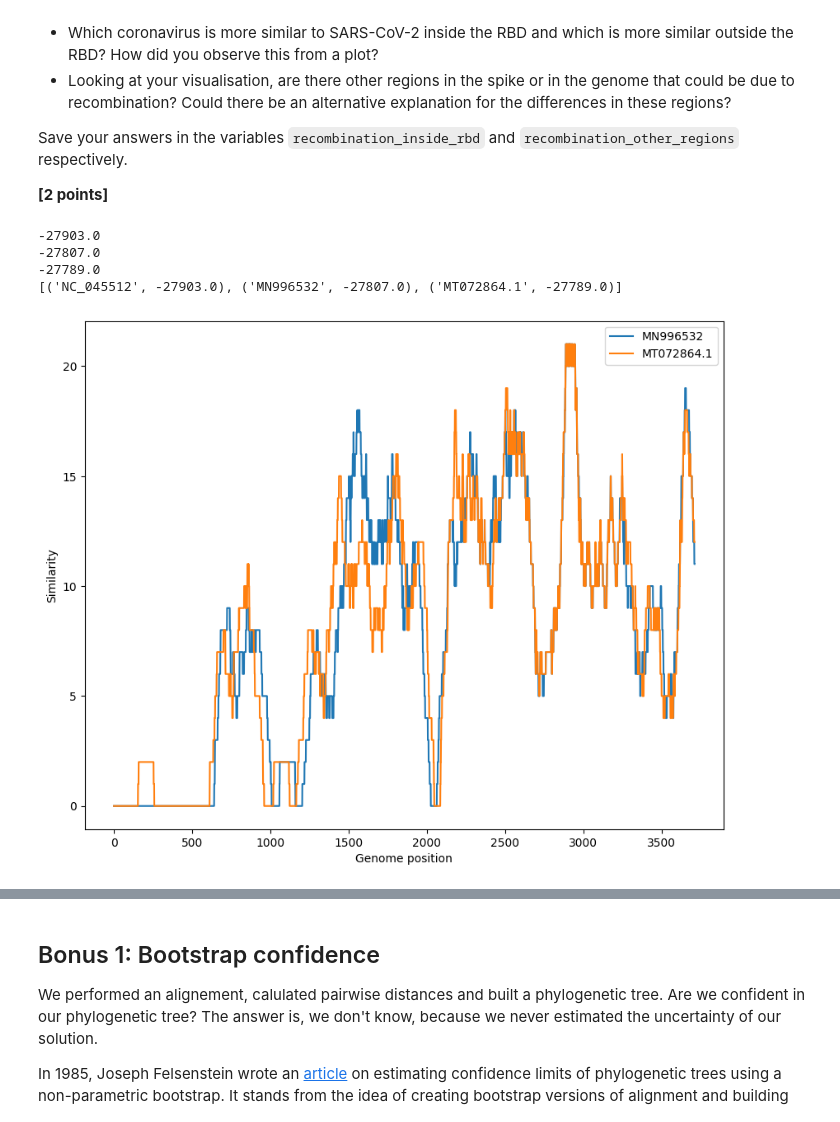
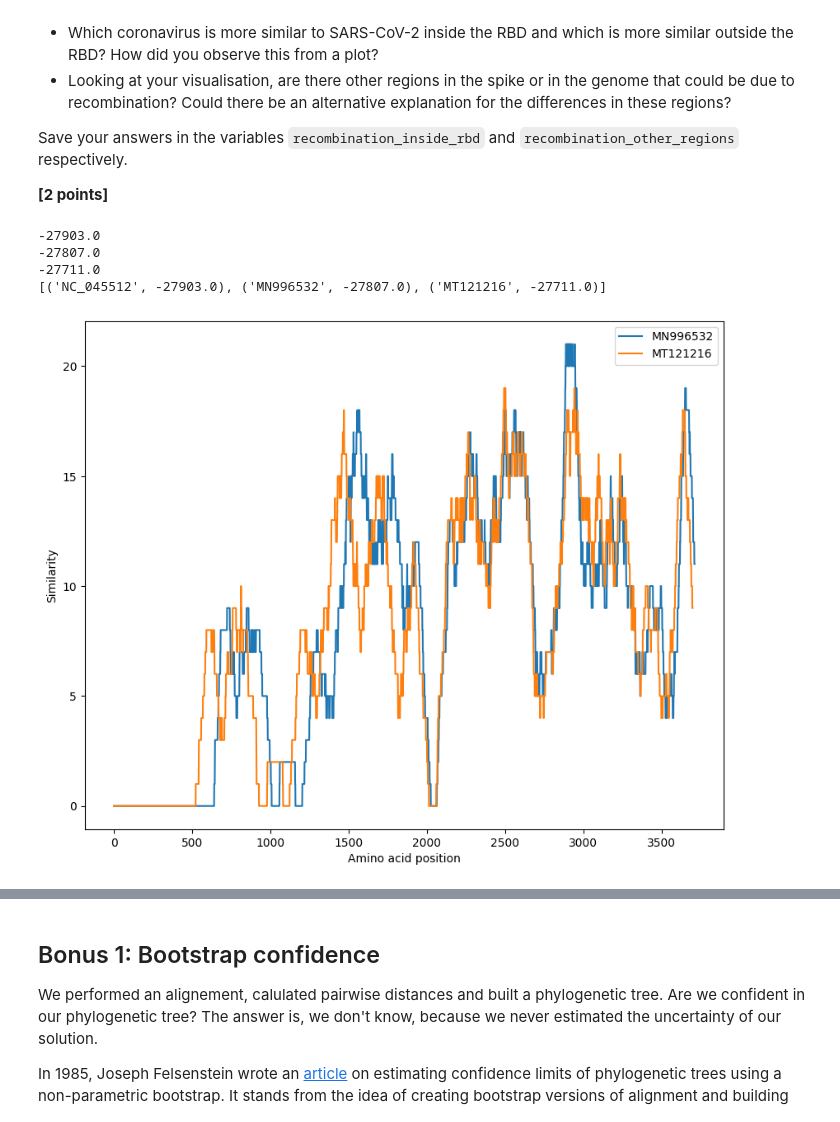
Before and after one commit to aewr-ey/assign_phylo, a Jupyter notebook: phylo_workbook.ipynb, the cells around one changed output, grey strips where cells are left out. Saved outputs shown, nothing was run; the diff lists cells and outputs as text; code cells hidden in the pictures.

Commit message:
problem 4 - questions and saving graph

```diff
--- a/phylo_workbook.ipynb
+++ b/phylo_workbook.ipynb
@@ -253,8 +253,8 @@ Save your answers in the variables `recombination_inside_rbd` and `recombination
 accession_codes = {
     "Human-SARS-CoV-2": "NC_045512",
     "Bat-CoV RaTG13": "MN996532",
-   #  "Pangolin-CoV MP789": "MT121216",
-    "PCoV" : "MT072864.1"
+    "Pangolin-CoV MP789": "MT121216",
+   #  "PCoV" : "MT072864.1"
 }
 
 from Bio import SeqIO, Entrez
@@ -303,39 +303,40 @@ print(aligned_scores)
 # %% [output]
 -27903.0
 -27807.0
--27789.0
-[('NC_045512', -27903.0), ('MN996532', -27807.0), ('MT072864.1', -27789.0)]
+-27711.0
+[('NC_045512', -27903.0), ('MN996532', -27807.0), ('MT121216', -27711.0)]
 # %%
 # plot for the spike protein only
 import matplotlib.pyplot as plt
 
 window_size = 100
 plt.figure(figsize=(10, 8))
 
 
 for accession, human, other in aligned_seqs:
    if accession == "NC_045512":
       continue
    similarities = []
 
    for i in range(len(human) - window_size + 1):
       human_win = human[i:i + window_size]
       other_win = other[i:i + window_size]
 
       matches = 0
 
       for i in range(window_size):
          if human_win[i] == other_win[i] and human_win[i] != "-":
             matches += 1
 
       similarities.append(matches / window_size * 100)
 
    plt.plot(similarities, label=accession)
 
-plt.xlabel("Genome position")
+plt.xlabel("Amino acid position")
 plt.ylabel("Similarity")
 plt.legend()
+plt.savefig('recombination.svg')
 plt.show()
 # %% [output]
-[figure, old version]
+[figure, new version]
 # %%
```
Also changed, not shown: parts of 5 cells of this notebook, 1 other file.
